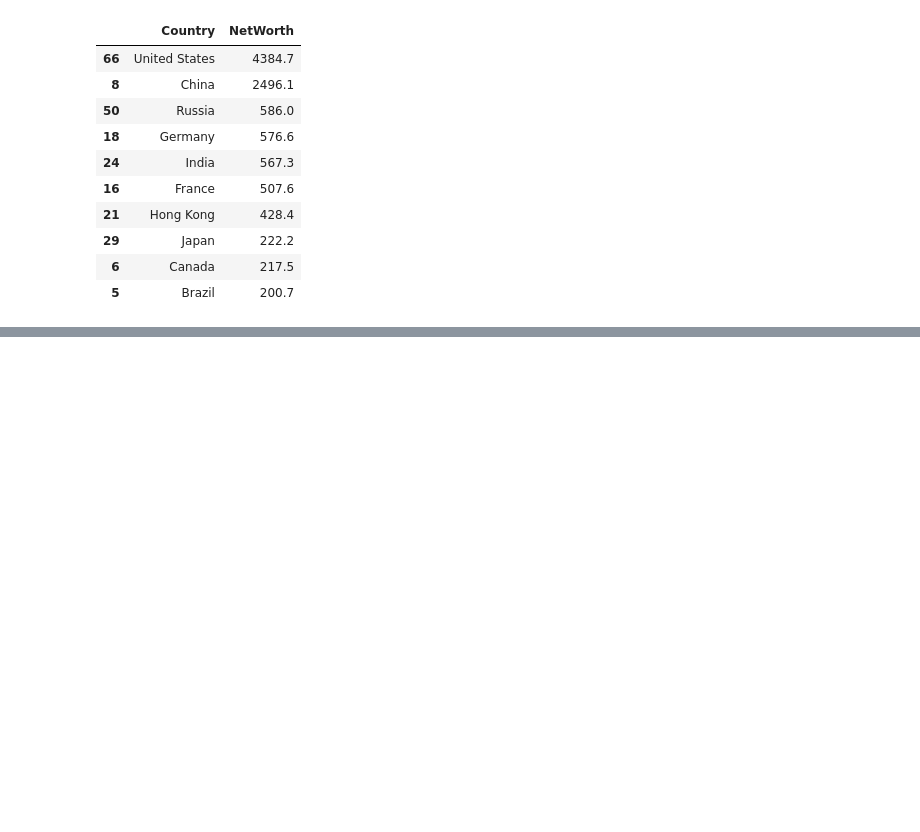
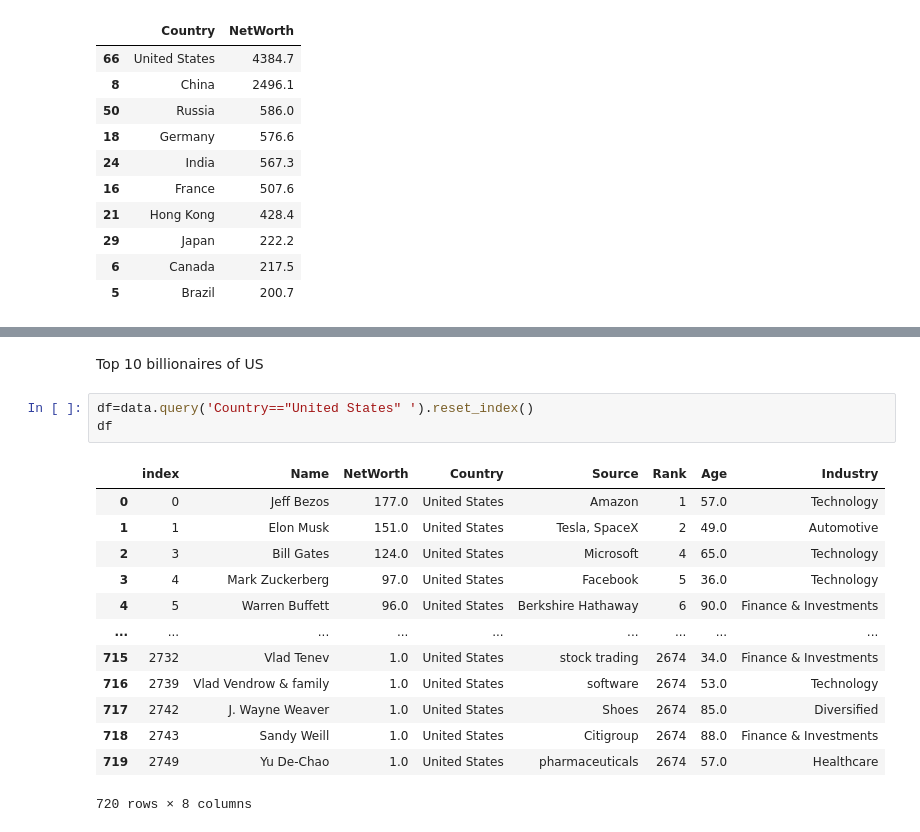
Before and after one commit to MahdiAhmadiKamal/PyLearn7-Data-Science, a Jupyter notebook: PyLearn7-Assignment40/billionaires data analysis/billionaires.ipynb, the cells around one changed output, grey strips where cells are left out. Saved outputs shown, nothing was run; the diff lists cells and outputs as text; blank space fills up the shorter version.

```diff
--- a/PyLearn7-Assignment40/billionaires data analysis/billionaires.ipynb
+++ b/PyLearn7-Assignment40/billionaires data analysis/billionaires.ipynb
@@ -220,0 +225,19 @@ plt.show()
+# %% [markdown]
+Top 10 billionaires of US
+# %%
+df=data.query('Country=="United States" ').reset_index()
+df
+# %% [output]
+|  | index | Name | NetWorth | Country | Source | Rank | Age | Industry |
+| 0 | 0 | Jeff Bezos | 177.0 | United States | Amazon | 1 | 57.0 | Technology |
+| 1 | 1 | Elon Musk | 151.0 | United States | Tesla, SpaceX | 2 | 49.0 | Automotive |
+| 2 | 3 | Bill Gates | 124.0 | United States | Microsoft | 4 | 65.0 | Technology |
+| 3 | 4 | Mark Zuckerberg | 97.0 | United States | Facebook | 5 | 36.0 | Technology |
+| 4 | 5 | Warren Buffett | 96.0 | United States | Berkshire Hathaway | 6 | 90.0 | Finance & Investments |
+| ... | ... | ... | ... | ... | ... | ... | ... | ... |
+| 715 | 2732 | Vlad Tenev | 1.0 | United States | stock trading | 2674 | 34.0 | Finance & Investments |
+| 716 | 2739 | Vlad Vendrow & family | 1.0 | United States | software | 2674 | 53.0 | Technology |
+| 717 | 2742 | J. Wayne Weaver | 1.0 | United States | Shoes | 2674 | 85.0 | Diversified |
+| 718 | 2743 | Sandy Weill | 1.0 | United States | Citigroup | 2674 | 88.0 | Finance & Investments |
+| 719 | 2749 | Yu De-Chao | 1.0 | United States | pharmaceuticals | 2674 | 57.0 | Healthcare |
+720 rows × 8 columns
```
Also changed, not shown: parts of 3 cells of this notebook, 2 other files.
